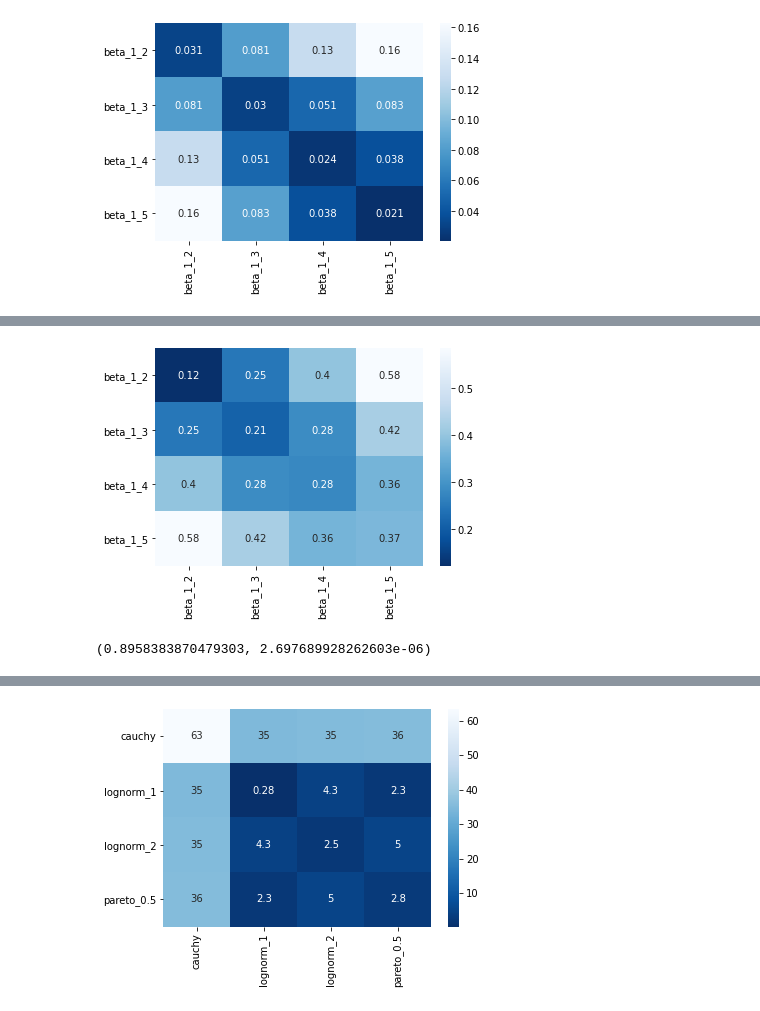
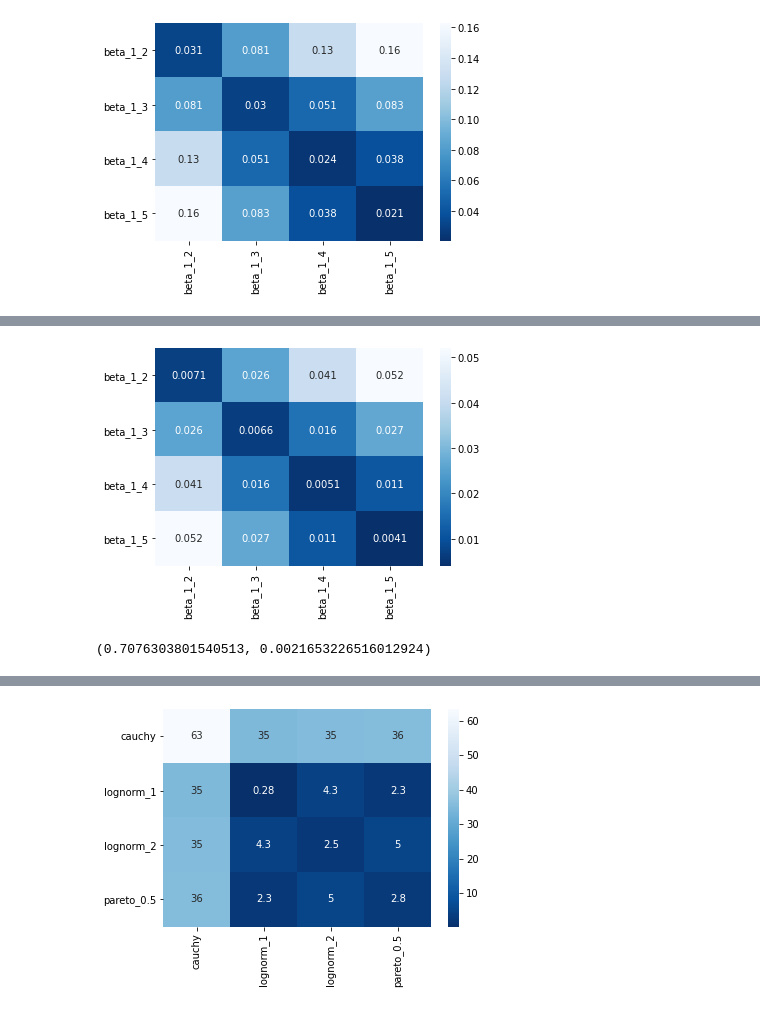
Before and after one commit to sheilafarrahi/thesis, a Jupyter notebook: distance.ipynb, the cells around one changed output, grey strips where cells are left out. Cells and saved outputs as stored; diff of their text form; code cells hidden in the pictures.

```diff
--- a/distance.ipynb
+++ b/distance.ipynb
@@ -41,9 +33,9 @@ d.plot_matrix(original_d, bounded_samples_st.iloc[:,-1].unique())
 # %%
 nr_moments = 4
-moments_df = dem.get_moments(bounded_samples_st, nr_moments)
+moments_df = dem.get_moments(bounded_samples, nr_moments)
 moments_d, moments_std = d.w_distance(moments_df)
 d.plot_matrix(moments_d, moments_df.iloc[:,-1].unique())
 d.corr_coef(original_d,moments_d)
 # %% [output]
-[figure, old version]
+[figure, new version]
-(0.8958383870479303, 2.697689928262603e-06)
+(0.7076303801540513, 0.0021653226516012924)
```
Also changed, not shown: parts of 28 cells of this notebook, 14 other files.
